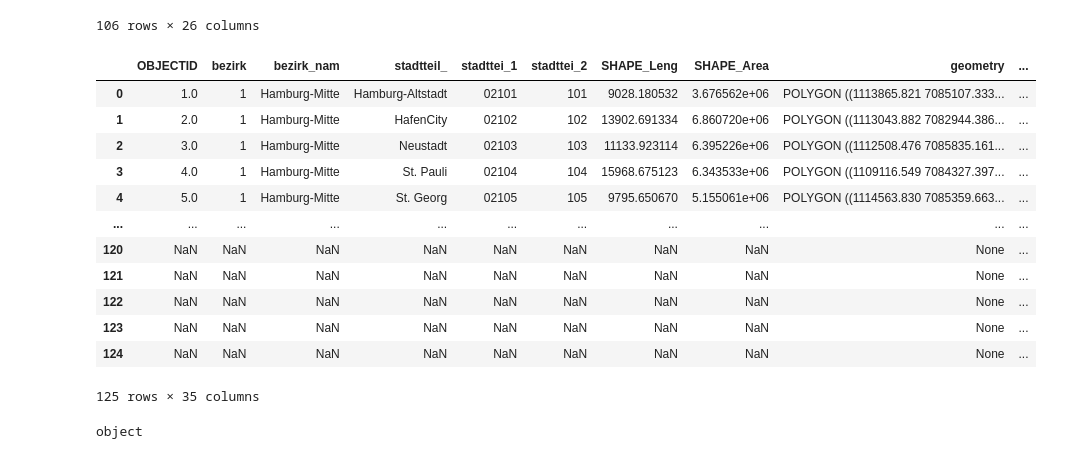
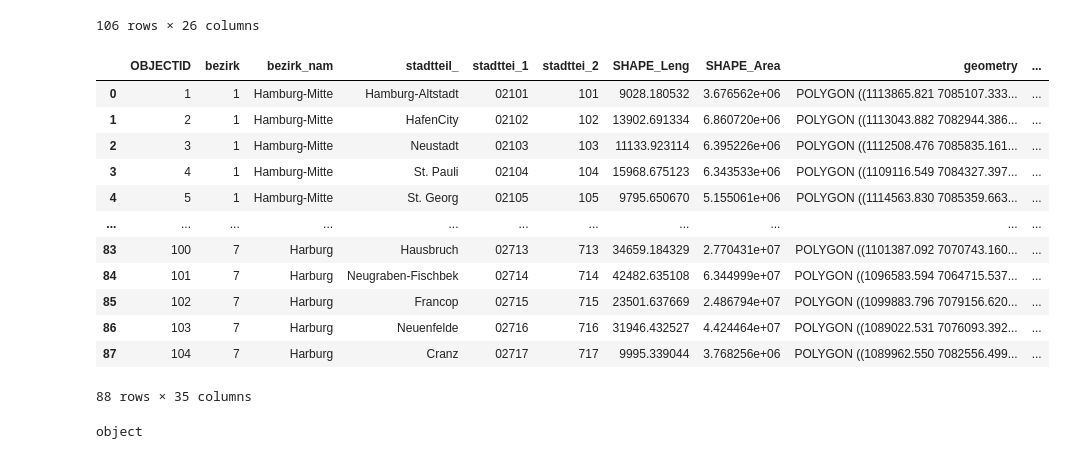
Before and after one commit to CharlotteGIS/egm722_project, a Jupyter notebook: my_project.ipynb, the cells around one changed output. Saved outputs shown, nothing was run; the diff lists cells and outputs as text; code cells hidden in the pictures.

```diff
--- a/my_project.ipynb
+++ b/my_project.ipynb
@@ -53,52 +53,52 @@ stats
 106 rows × 26 columns
 # %%
 #joined population data with shapefile of admin boundaries and dropped additional columns in the admin dataset
-admin_pop = pd.merge(admin,stats, left_on='stadtteil_', right_on='district', how = 'outer')
+admin_pop = pd.merge(admin,stats, left_on='stadtteil_', right_on='district', how = 'inner')
 
 #admin_pop.drop(columns=['district','OBJECTID','bezirk', 'stadttei_1', 'stadttei_2'],axis=1, inplace=True)
 
 admin_pop
 #fig, ax = plt.subplots(figsize=(24, 18))
 #admin_pop.plot(ax=ax, alpha=1,linewidth=2, facecolor="none")
 # %% [output]
 |  | OBJECTID | bezirk | bezirk_nam | stadtteil_ | stadttei_1 | stadttei_2 | SHAPE_Leng | SHAPE_Area | geometry | ... |
-| 0 | 1.0 | 1 | Hamburg-Mitte | Hamburg-Altstadt | 02101 | 101 | 9028.180532 | 3.676562e+06 | POLYGON ((1113865.821 7085107.333... | ... |
-| 1 | 2.0 | 1 | Hamburg-Mitte | HafenCity | 02102 | 102 | 13902.691334 | 6.860720e+06 | POLYGON ((1113043.882 7082944.386... | ... |
-| 2 | 3.0 | 1 | Hamburg-Mitte | Neustadt | 02103 | 103 | 11133.923114 | 6.395226e+06 | POLYGON ((1112508.476 7085835.161... | ... |
-| 3 | 4.0 | 1 | Hamburg-Mitte | St. Pauli | 02104 | 104 | 15968.675123 | 6.343533e+06 | POLYGON ((1109116.549 7084327.397... | ... |
-| 4 | 5.0 | 1 | Hamburg-Mitte | St. Georg | 02105 | 105 | 9795.650670 | 5.155061e+06 | POLYGON ((1114563.830 7085359.663... | ... |
+| 0 | 1 | 1 | Hamburg-Mitte | Hamburg-Altstadt | 02101 | 101 | 9028.180532 | 3.676562e+06 | POLYGON ((1113865.821 7085107.333... | ... |
+| 1 | 2 | 1 | Hamburg-Mitte | HafenCity | 02102 | 102 | 13902.691334 | 6.860720e+06 | POLYGON ((1113043.882 7082944.386... | ... |
+| 2 | 3 | 1 | Hamburg-Mitte | Neustadt | 02103 | 103 | 11133.923114 | 6.395226e+06 | POLYGON ((1112508.476 7085835.161... | ... |
+| 3 | 4 | 1 | Hamburg-Mitte | St. Pauli | 02104 | 104 | 15968.675123 | 6.343533e+06 | POLYGON ((1109116.549 7084327.397... | ... |
+| 4 | 5 | 1 | Hamburg-Mitte | St. Georg | 02105 | 105 | 9795.650670 | 5.155061e+06 | POLYGON ((1114563.830 7085359.663... | ... |
 | ... | ... | ... | ... | ... | ... | ... | ... | ... | ... | ... |
-| 120 | NaN | NaN | NaN | NaN | NaN | NaN | NaN | NaN | None | ... |
-| 121 | NaN | NaN | NaN | NaN | NaN | NaN | NaN | NaN | None | ... |
-| 122 | NaN | NaN | NaN | NaN | NaN | NaN | NaN | NaN | None | ... |
-| 123 | NaN | NaN | NaN | NaN | NaN | NaN | NaN | NaN | None | ... |
-| 124 | NaN | NaN | NaN | NaN | NaN | NaN | NaN | NaN | None | ... |
+| 83 | 100 | 7 | Harburg | Hausbruch | 02713 | 713 | 34659.184329 | 2.770431e+07 | POLYGON ((1101387.092 7070743.160... | ... |
+| 84 | 101 | 7 | Harburg | Neugraben-Fischbek | 02714 | 714 | 42482.635108 | 6.344999e+07 | POLYGON ((1096583.594 7064715.537... | ... |
+| 85 | 102 | 7 | Harburg | Francop | 02715 | 715 | 23501.637669 | 2.486794e+07 | POLYGON ((1099883.796 7079156.620... | ... |
+| 86 | 103 | 7 | Harburg | Neuenfelde | 02716 | 716 | 31946.432527 | 4.424464e+07 | POLYGON ((1089022.531 7076093.392... | ... |
+| 87 | 104 | 7 | Harburg | Cranz | 02717 | 717 | 9995.339044 | 3.768256e+06 | POLYGON ((1089962.550 7082556.499... | ... |
-125 rows × 35 columns
+88 rows × 35 columns
-# %%
-print(admin_pop['%unemployed>65'].dtype)
-#admin_pop["%unemployed"] = admin_pop["%unemployed"].astype(float)
-
-#convert function
-#def convert_type(x):
-    # Check the dtype of the input DataFrame column
-#    print('Original type:', x.dtype)
-
-    # Convert to float if not already a float
-#    if x.dtype != float:
-
-    # Check the dtype of the output DataFrame column
-      #  print('Reformed type:', x.dtype)
-
- #   return x
-# Apply the function to columns A, B, and C
-#admin_pop[['%unemployed', '%unemployed>65' ]] = admin_pop[['%unemployed', '%social_benefits', '%social_housing','%unemployed>65' ]].apply(convert_type, axis=0)
-#columns=admin_pop.columns
-#for column in columns:
-
-  #  print(admin_pop.dtype)
-#buildings['gebaeudefu'] = buildings['gebaeudefu'].astype(int)
-# %% [output]
-object
+# %%
+print(admin_pop['%unemployed>65'].dtype)
+#admin_pop["%unemployed"] = admin_pop["%unemployed"].astype(float)
+
+#convert function
+#def convert_type(x):
+    # Check the dtype of the input DataFrame column
+#    print('Original type:', x.dtype)
+
+    # Convert to float if not already a float
+#    if x.dtype != float:
+
+    # Check the dtype of the output DataFrame column
+      #  print('Reformed type:', x.dtype)
+
+ #   return x
+# Apply the function to columns A, B, and C
+#admin_pop[['%unemployed', '%unemployed>65' ]] = admin_pop[['%unemployed', '%social_benefits', '%social_housing','%unemployed>65' ]].apply(convert_type, axis=0)
+#columns=admin_pop.columns
+#for column in columns:
+
+  #  print(admin_pop.dtype)
+#buildings['gebaeudefu'] = buildings['gebaeudefu'].astype(int)
+# %% [output]
+object
 # %%
 #first the code calculates the mean of the considered  socio economic indicators : the following will be selected for creation of socio-economic index: % unemployed, %social housing, %unemplyoed>65,%social benefits, %unemplyoed<18
 #add weights?
```
Also changed, not shown: parts of 9 cells of this notebook.
